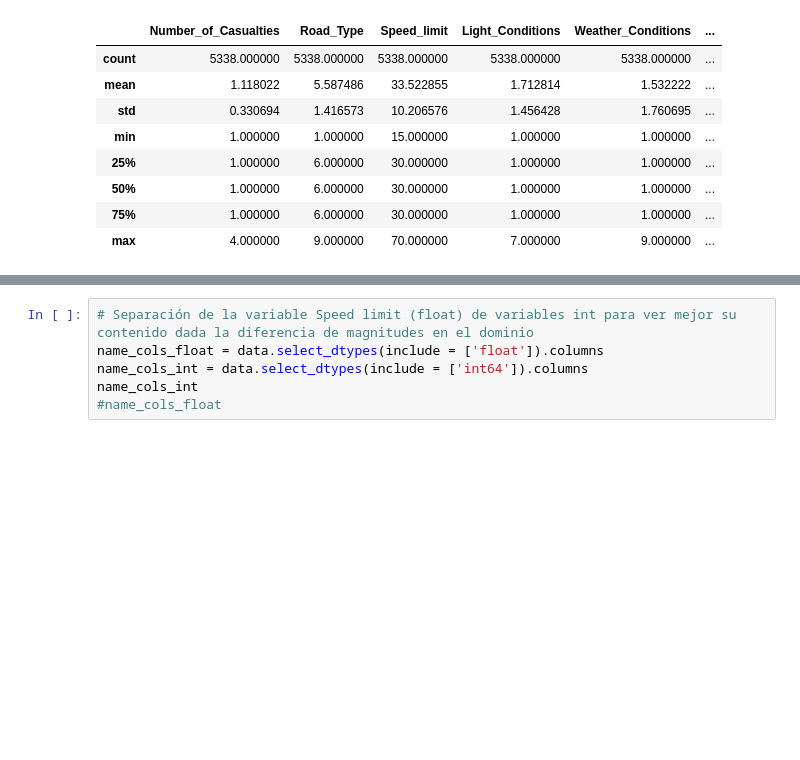
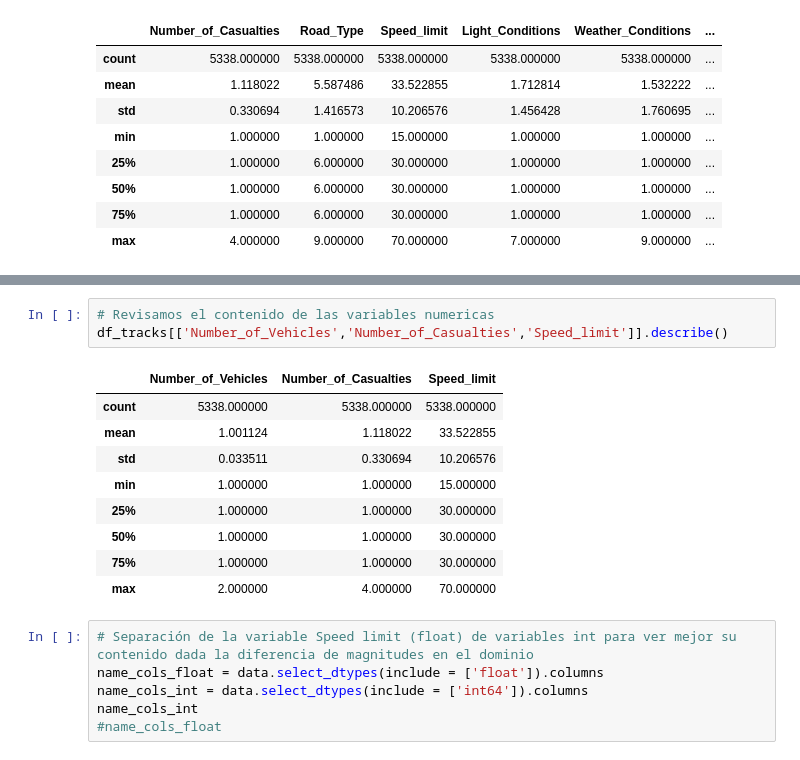
Before and after one commit to jjosorioc/ISIS3301-lab01-clustering, a Jupyter notebook: lab1.ipynb, the cells around one changed output, grey strips where cells are left out. Drawn from its saved outputs; the diff is of its cells as text; blank space fills up the shorter version.

```diff
--- a/lab1.ipynb
+++ b/lab1.ipynb
@@ -80,3 +80,16 @@ ax=sns.boxplot(data=data, orient="v")
+# %%
+# Revisamos el contenido de las variables numericas
+df_tracks[['Number_of_Vehicles','Number_of_Casualties','Speed_limit']].describe()
+# %% [output]
+|  | Number_of_Vehicles | Number_of_Casualties | Speed_limit |
+| count | 5338.000000 | 5338.000000 | 5338.000000 |
+| mean | 1.001124 | 1.118022 | 33.522855 |
+| std | 0.033511 | 0.330694 | 10.206576 |
+| min | 1.000000 | 1.000000 | 15.000000 |
+| 25% | 1.000000 | 1.000000 | 30.000000 |
+| 50% | 1.000000 | 1.000000 | 30.000000 |
+| 75% | 1.000000 | 1.000000 | 30.000000 |
+| max | 2.000000 | 4.000000 | 70.000000 |
 # %%
 # Separación de la variable Speed limit (float) de variables int para ver mejor su contenido dada la diferencia de magnitudes en el dominio
 name_cols_float = data.select_dtypes(include = ['float']).columns
```
Also changed, not shown: parts of 7 cells of this notebook.
